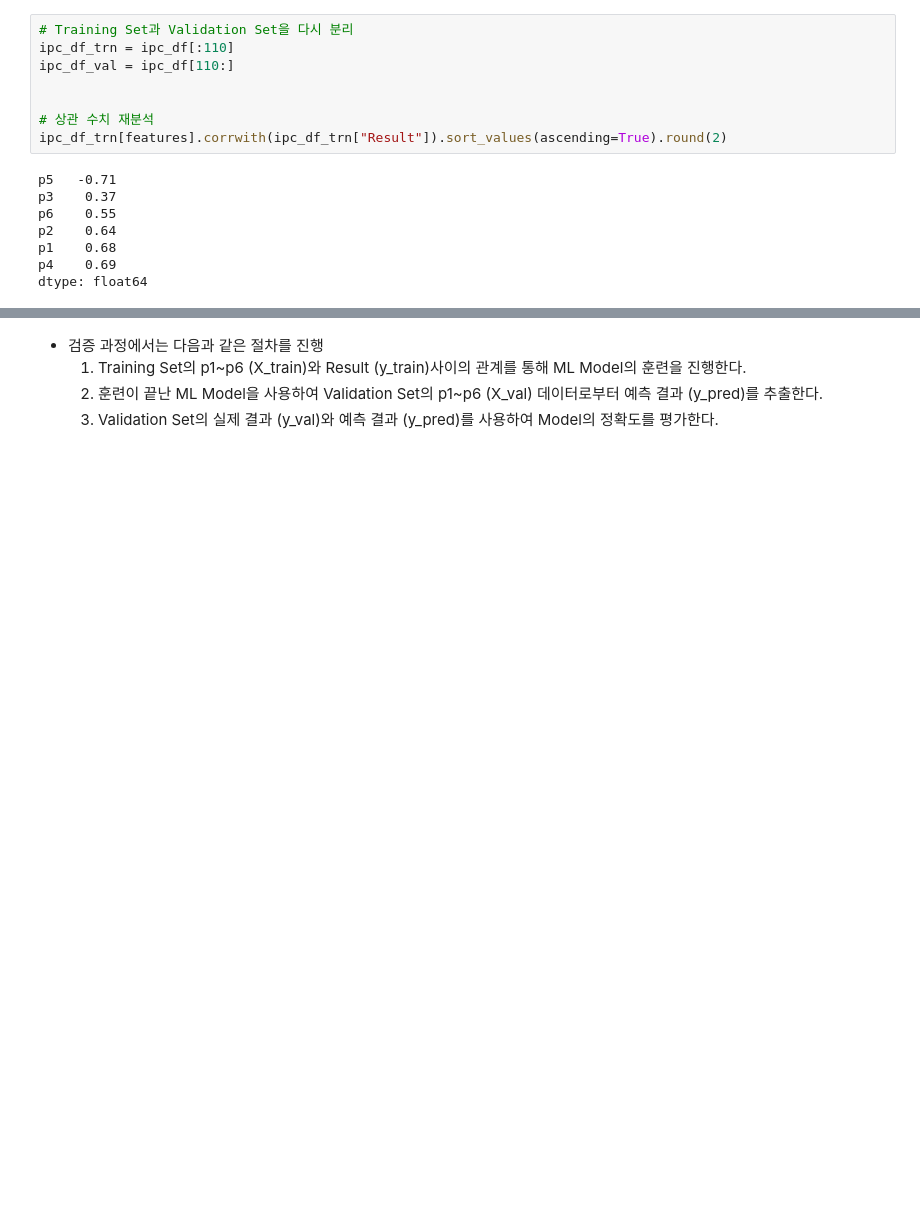
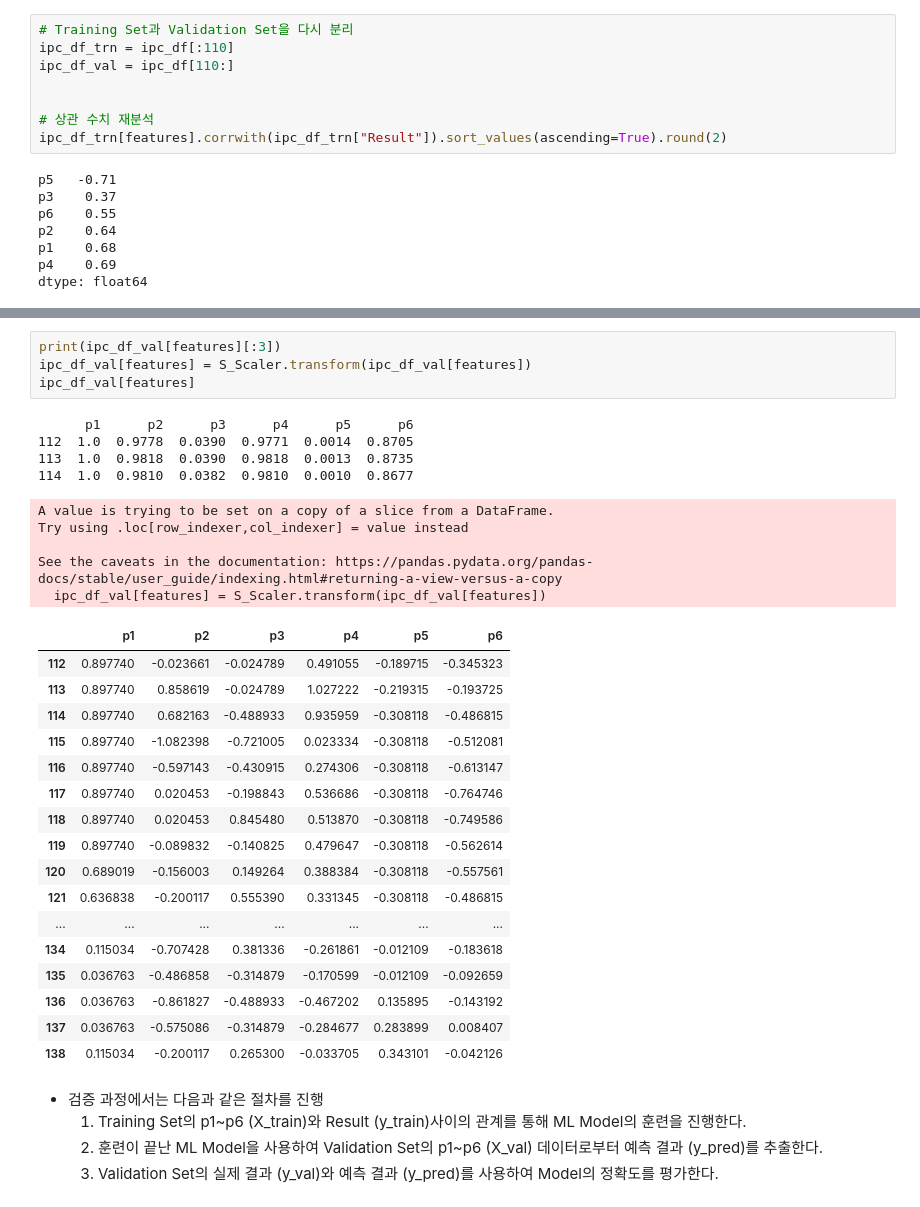
Before and after one commit to imbiotech/skbtML, a Jupyter notebook: k_pda_gmp_w_s.ipynb, the cells around one changed output, grey strips where cells are left out. Saved outputs shown, nothing was run; the diff lists cells and outputs as text; blank space fills up the shorter version.

```diff
--- a/k_pda_gmp_w_s.ipynb
+++ b/k_pda_gmp_w_s.ipynb
@@ -591,3 +627,34 @@ dtype: float64
+# %%
+print(ipc_df_val[features][:3])
+ipc_df_val[features] = S_Scaler.transform(ipc_df_val[features])
+ipc_df_val[features]
+# %% [output]
+      p1      p2      p3      p4      p5      p6
+112  1.0  0.9778  0.0390  0.9771  0.0014  0.8705
+113  1.0  0.9818  0.0390  0.9818  0.0013  0.8735
+114  1.0  0.9810  0.0382  0.9810  0.0010  0.8677
+A value is trying to be set on a copy of a slice from a DataFrame.
+Try using .loc[row_indexer,col_indexer] = value instead
+
+See the caveats in the documentation: https://pandas.pydata.org/pandas-docs/stable/user_guide/indexing.html#returning-a-view-versus-a-copy
+  ipc_df_val[features] = S_Scaler.transform(ipc_df_val[features])
+|  | p1 | p2 | p3 | p4 | p5 | p6 |
+| 112 | 0.897740 | -0.023661 | -0.024789 | 0.491055 | -0.189715 | -0.345323 |
+| 113 | 0.897740 | 0.858619 | -0.024789 | 1.027222 | -0.219315 | -0.193725 |
+| 114 | 0.897740 | 0.682163 | -0.488933 | 0.935959 | -0.308118 | -0.486815 |
+| 115 | 0.897740 | -1.082398 | -0.721005 | 0.023334 | -0.308118 | -0.512081 |
+| 116 | 0.897740 | -0.597143 | -0.430915 | 0.274306 | -0.308118 | -0.613147 |
+| 117 | 0.897740 | 0.020453 | -0.198843 | 0.536686 | -0.308118 | -0.764746 |
+| 118 | 0.897740 | 0.020453 | 0.845480 | 0.513870 | -0.308118 | -0.749586 |
+| 119 | 0.897740 | -0.089832 | -0.140825 | 0.479647 | -0.308118 | -0.562614 |
+| 120 | 0.689019 | -0.156003 | 0.149264 | 0.388384 | -0.308118 | -0.557561 |
+| 121 | 0.636838 | -0.200117 | 0.555390 | 0.331345 | -0.308118 | -0.486815 |
+| ... | ... | ... | ... | ... | ... | ... |
+| 134 | 0.115034 | -0.707428 | 0.381336 | -0.261861 | -0.012109 | -0.183618 |
+| 135 | 0.036763 | -0.486858 | -0.314879 | -0.170599 | -0.012109 | -0.092659 |
+| 136 | 0.036763 | -0.861827 | -0.488933 | -0.467202 | 0.135895 | -0.143192 |
+| 137 | 0.036763 | -0.575086 | -0.314879 | -0.284677 | 0.283899 | 0.008407 |
+| 138 | 0.115034 | -0.200117 | 0.265300 | -0.033705 | 0.343101 | -0.042126 |
 # %% [markdown]
 - 검증 과정에서는 다음과 같은 절차를 진행
     1. Training Set의 p1~p6 (X_train)와 Result (y_train)사이의 관계를 통해 ML Model의 훈련을 진행한다.
```
Also changed, not shown: parts of 15 cells of this notebook.
